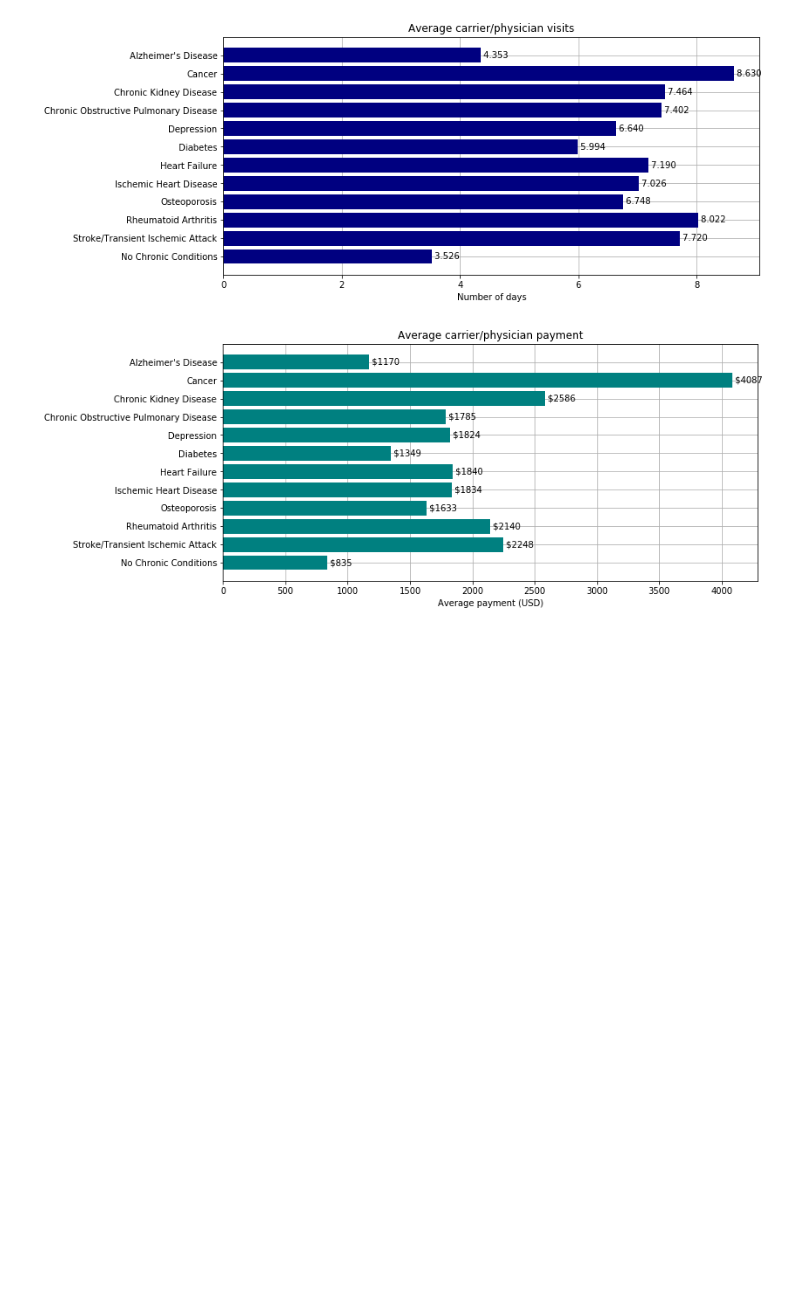
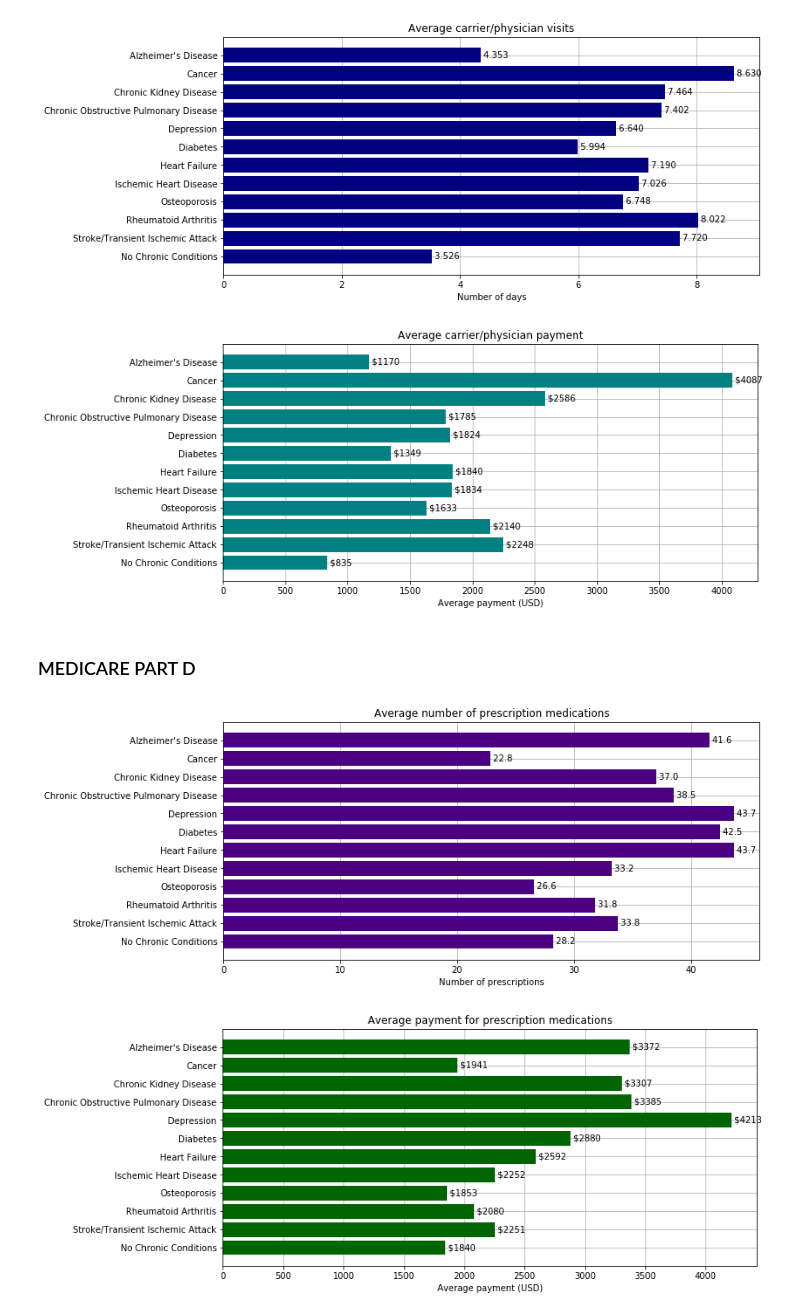
Before and after one commit to ektylr/Nov17Examples, a Jupyter notebook: hca204/Assignment_4_group.ipynb, the cells around one changed output. Cells and saved outputs as stored; diff of their text form; code cells hidden in the pictures; blank space fills up the shorter version.

Commit message:
add part d

```diff
--- a/hca204/Assignment_4_group.ipynb
+++ b/hca204/Assignment_4_group.ipynb
@@ -306,18 +307,12 @@ avg_paid_part_D = []
 
 avg_IP_adms_part_A  = []
 avg_IP_paid_part_A  = []
-
 avg_SNF_days_part_A = []
 avg_SNF_paid_part_A = []
 
 avg_CA_vis_part_B  = []
 avg_CA_paid_part_B = []
-
 avg_OP_vis_part_B  = []
 avg_OP_paid_part_B = []
 
-
-
-numbers1 = build_numbers(df)#, excl=False)
-for x in reversed(chron_conditions):
-    print_numbers(x, numbers1)
+avg_num_rx_part_D = []
@@ -350,14 +351,3 @@ plt.rc('axes', axisbelow=True)
 
 con_labels = [ var_map[c] for c in chron_conditions ]
 idx = np.arange(len(con_labels))
-# %%
-fig, ax = plt.subplots(1,1,figsize=(11,5));
-p1 = plt.barh(idx, avg_IP_paid_part_A)
-plt.title('Average payment for inpatient services')
-ax.grid();
-plt.xlabel('Average payment (USD)')
-plt.yticks(idx, con_labels)
-for i,v in enumerate(chron_conditions):
-    v = avg_IP_paid_part_A[i]
-    plt.text(v, i, ' ' + '{0:.0f}'.format(v), va='center')
-plt.show();
@@ -504,3 +492,30 @@ plt.show();
 [figure]
 [figure]
 [figure]
+# %% [markdown]
+### MEDICARE PART D
+# %%
+fig, ax = plt.subplots(1,1,figsize=(11,5));
+p1 = plt.barh(idx, avg_num_rx_part_D, color='indigo');
+plt.title('Average number of prescription medications')
+ax.grid();
+plt.xlabel('Number of prescriptions')
+plt.yticks(idx, con_labels)
+for i,v in enumerate(chron_conditions):
+    v = avg_num_rx_part_D[i]
+    plt.text(v, i, ' ' + '{0:.1f}'.format(v), va='center')
+plt.show();
+
+fig, ax = plt.subplots(1,1,figsize=(11,5));
+p1 = plt.barh(idx, avg_paid_part_D, color='darkgreen')
+plt.title('Average payment for prescription medications')
+ax.grid();
+plt.xlabel('Average payment (USD)')
+plt.yticks(idx, con_labels)
+for i,v in enumerate(chron_conditions):
+    v = avg_paid_part_D[i]
+    plt.text(v, i, ' ' + '${0:.0f}'.format(v), va='center')
+plt.show();
+# %% [output]
+[figure, added]
+[figure, added]
```
Also changed, not shown: parts of 5 cells of this notebook.
